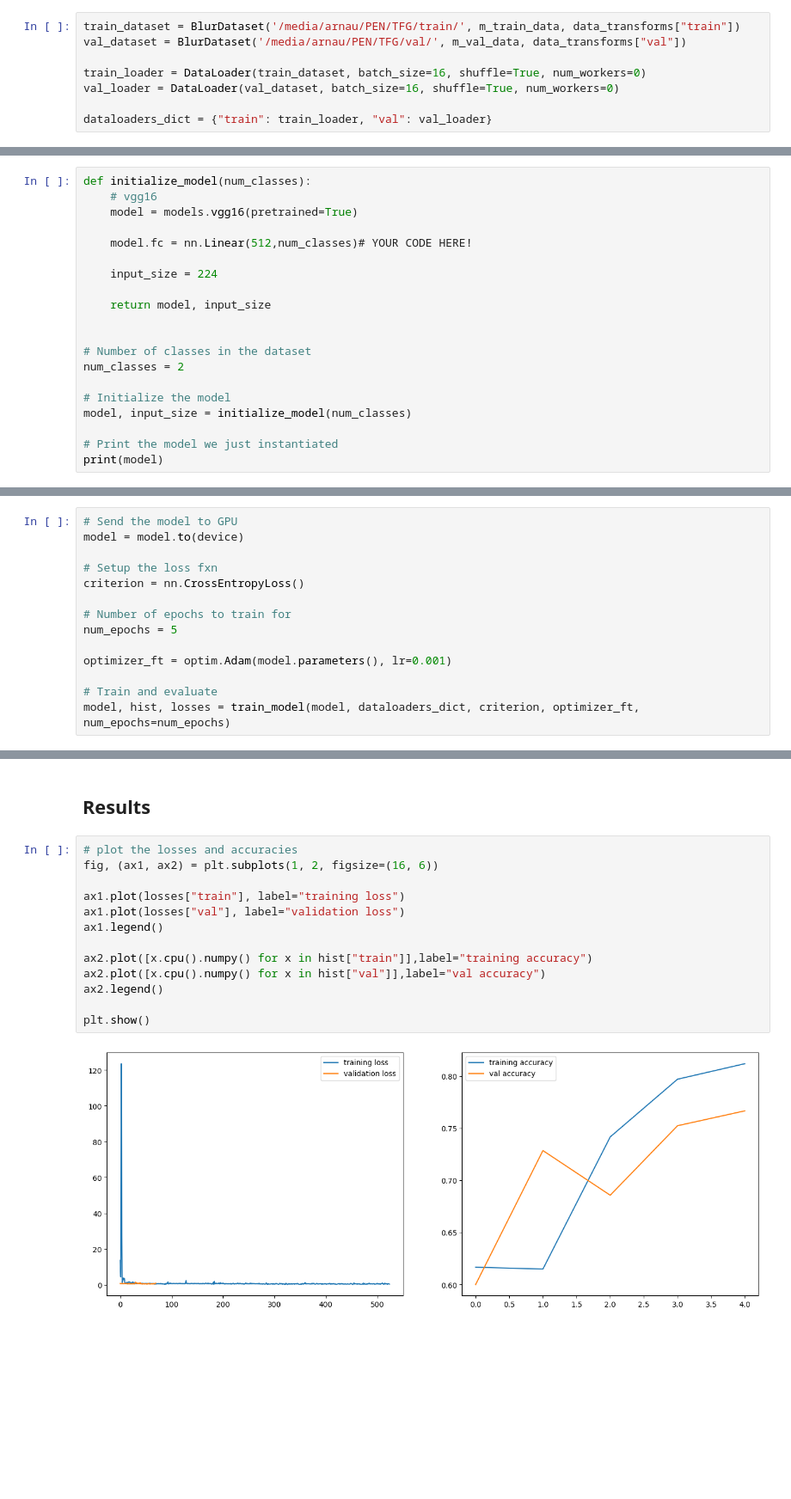
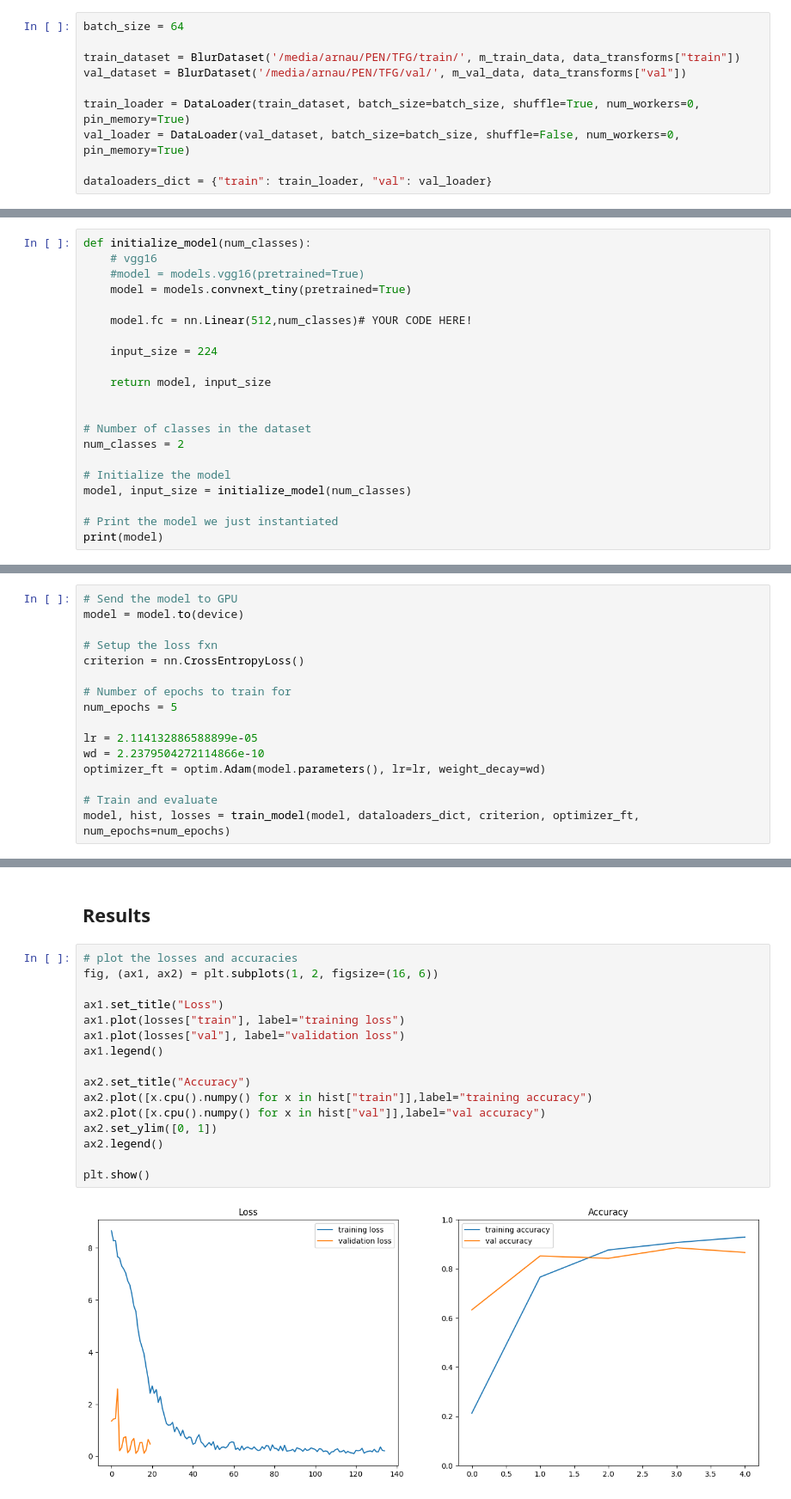
Before and after one commit to arcb01/GED-TFG, a Jupyter notebook: src/blur_model_cnn.ipynb, the cells around one changed output, grey strips where cells are left out. Shown at 86% size. Cells and saved outputs as stored; diff of their text form; blank space fills up the shorter version.

Commit message:
baseline blur convnext model

```diff
--- a/src/blur_model_cnn.ipynb
+++ b/src/blur_model_cnn.ipynb
@@ -93,11 +93,13 @@ with open('../data/mixed_vwbk_dataset.json', encoding='UTF-8') as m_json_file:
     m_train_data = data["train"]
     m_val_data = data["val"]
 # %%
+batch_size = 64
+
 train_dataset = BlurDataset('/media/arnau/PEN/TFG/train/', m_train_data, data_transforms["train"])
 val_dataset = BlurDataset('/media/arnau/PEN/TFG/val/', m_val_data, data_transforms["val"])
 
-train_loader = DataLoader(train_dataset, batch_size=16, shuffle=True, num_workers=0)
-val_loader = DataLoader(val_dataset, batch_size=16, shuffle=True, num_workers=0)
+train_loader = DataLoader(train_dataset, batch_size=batch_size, shuffle=True, num_workers=0, pin_memory=True)
+val_loader = DataLoader(val_dataset, batch_size=batch_size, shuffle=False, num_workers=0, pin_memory=True)
 
 dataloaders_dict = {"train": train_loader, "val": val_loader}
 # %% [markdown]
@@ -178,7 +180,8 @@ def train_model(model, dataloaders, criterion, optimizer, num_epochs=25):
 # %%
 def initialize_model(num_classes):
     # vgg16
-    model = models.vgg16(pretrained=True)
+    #model = models.vgg16(pretrained=True)
+    model = models.convnext_tiny(pretrained=True)
 
     model.fc = nn.Linear(512,num_classes)# YOUR CODE HERE!
 
@@ -223,7 +226,9 @@ criterion = nn.CrossEntropyLoss()
 # Number of epochs to train for
 num_epochs = 5
 
-optimizer_ft = optim.Adam(model.parameters(), lr=0.001)
+lr = 2.114132886588899e-05
+wd = 2.2379504272114866e-10
+optimizer_ft = optim.Adam(model.parameters(), lr=lr, weight_decay=wd)
 
 # Train and evaluate
 model, hist, losses = train_model(model, dataloaders_dict, criterion, optimizer_ft, num_epochs=num_epochs)
@@ -250,18 +255,21 @@ Best val Acc: 0.766667
 # %%
 # plot the losses and accuracies
 fig, (ax1, ax2) = plt.subplots(1, 2, figsize=(16, 6))
 
+ax1.set_title("Loss")
 ax1.plot(losses["train"], label="training loss")
 ax1.plot(losses["val"], label="validation loss")
 ax1.legend()
 
+ax2.set_title("Accuracy")
 ax2.plot([x.cpu().numpy() for x in hist["train"]],label="training accuracy")
 ax2.plot([x.cpu().numpy() for x in hist["val"]],label="val accuracy")
+ax2.set_ylim([0, 1])
 ax2.legend()
 
 plt.show()
 # %% [output]
-[figure, old version]
+[figure, new version]
 # %%
 def evaluate(model, loss_fn, test_loader, device):
 
```
Also changed, not shown: parts of 6 cells of this notebook, 1 other file.
